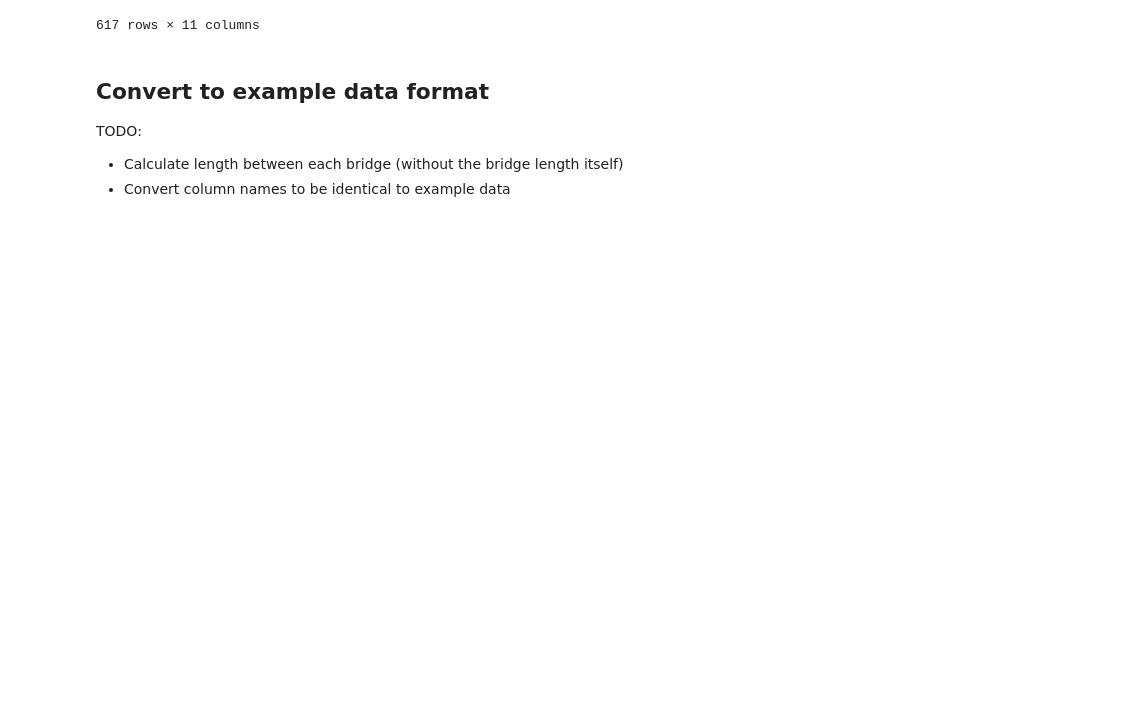
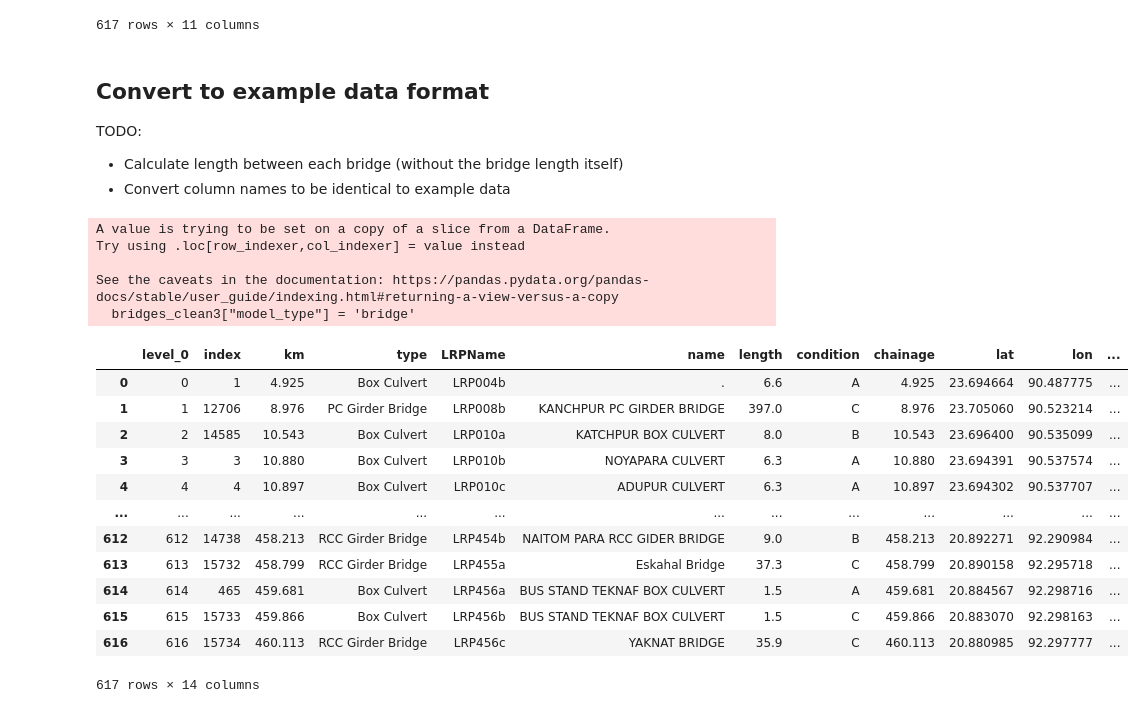
Before and after one commit to EwoutH/EPA1352-Adv-Simulation, a Jupyter notebook: EPA1352-G06-A2/notebooks/bridges_eda.ipynb, the cells around one changed output. Drawn from its saved outputs; the diff is of its cells as text; code cells hidden in the pictures; blank space fills up the shorter version.

Commit message:
Markdowns cells with explanation of plans on how to insert links
I also add the column model_type for the bridges

```diff
--- a/EPA1352-G06-A2/notebooks/bridges_eda.ipynb
+++ b/EPA1352-G06-A2/notebooks/bridges_eda.ipynb
@@ -89,0 +100,22 @@ TODO:
+# %%
+bridges_clean3["model_type"] = 'bridge'
+bridges_clean3
+# %% [output]
+A value is trying to be set on a copy of a slice from a DataFrame.
+Try using .loc[row_indexer,col_indexer] = value instead
+
+See the caveats in the documentation: https://pandas.pydata.org/pandas-docs/stable/user_guide/indexing.html#returning-a-view-versus-a-copy
+  bridges_clean3["model_type"] = 'bridge'
+|  | level_0 | index | km | type | LRPName | name | length | condition | chainage | lat | lon | ... |
+| 0 | 0 | 1 | 4.925 | Box Culvert | LRP004b | . | 6.6 | A | 4.925 | 23.694664 | 90.487775 | ... |
+| 1 | 1 | 12706 | 8.976 | PC Girder Bridge | LRP008b | KANCHPUR PC GIRDER BRIDGE | 397.0 | C | 8.976 | 23.705060 | 90.523214 | ... |
+| 2 | 2 | 14585 | 10.543 | Box Culvert | LRP010a | KATCHPUR BOX CULVERT | 8.0 | B | 10.543 | 23.696400 | 90.535099 | ... |
+| 3 | 3 | 3 | 10.880 | Box Culvert | LRP010b | NOYAPARA CULVERT | 6.3 | A | 10.880 | 23.694391 | 90.537574 | ... |
+| 4 | 4 | 4 | 10.897 | Box Culvert | LRP010c | ADUPUR CULVERT | 6.3 | A | 10.897 | 23.694302 | 90.537707 | ... |
+| ... | ... | ... | ... | ... | ... | ... | ... | ... | ... | ... | ... | ... |
+| 612 | 612 | 14738 | 458.213 | RCC Girder Bridge | LRP454b | NAITOM PARA RCC GIDER BRIDGE | 9.0 | B | 458.213 | 20.892271 | 92.290984 | ... |
+| 613 | 613 | 15732 | 458.799 | RCC Girder Bridge | LRP455a | Eskahal Bridge | 37.3 | C | 458.799 | 20.890158 | 92.295718 | ... |
+| 614 | 614 | 465 | 459.681 | Box Culvert | LRP456a | BUS STAND TEKNAF BOX CULVERT | 1.5 | A | 459.681 | 20.884567 | 92.298716 | ... |
+| 615 | 615 | 15733 | 459.866 | Box Culvert | LRP456b | BUS STAND TEKNAF BOX CULVERT | 1.5 | C | 459.866 | 20.883070 | 92.298163 | ... |
+| 616 | 616 | 15734 | 460.113 | RCC Girder Bridge | LRP456c | YAKNAT BRIDGE | 35.9 | C | 460.113 | 20.880985 | 92.297777 | ... |
+617 rows × 14 columns
```
Also changed, not shown: parts of 4 cells of this notebook.
